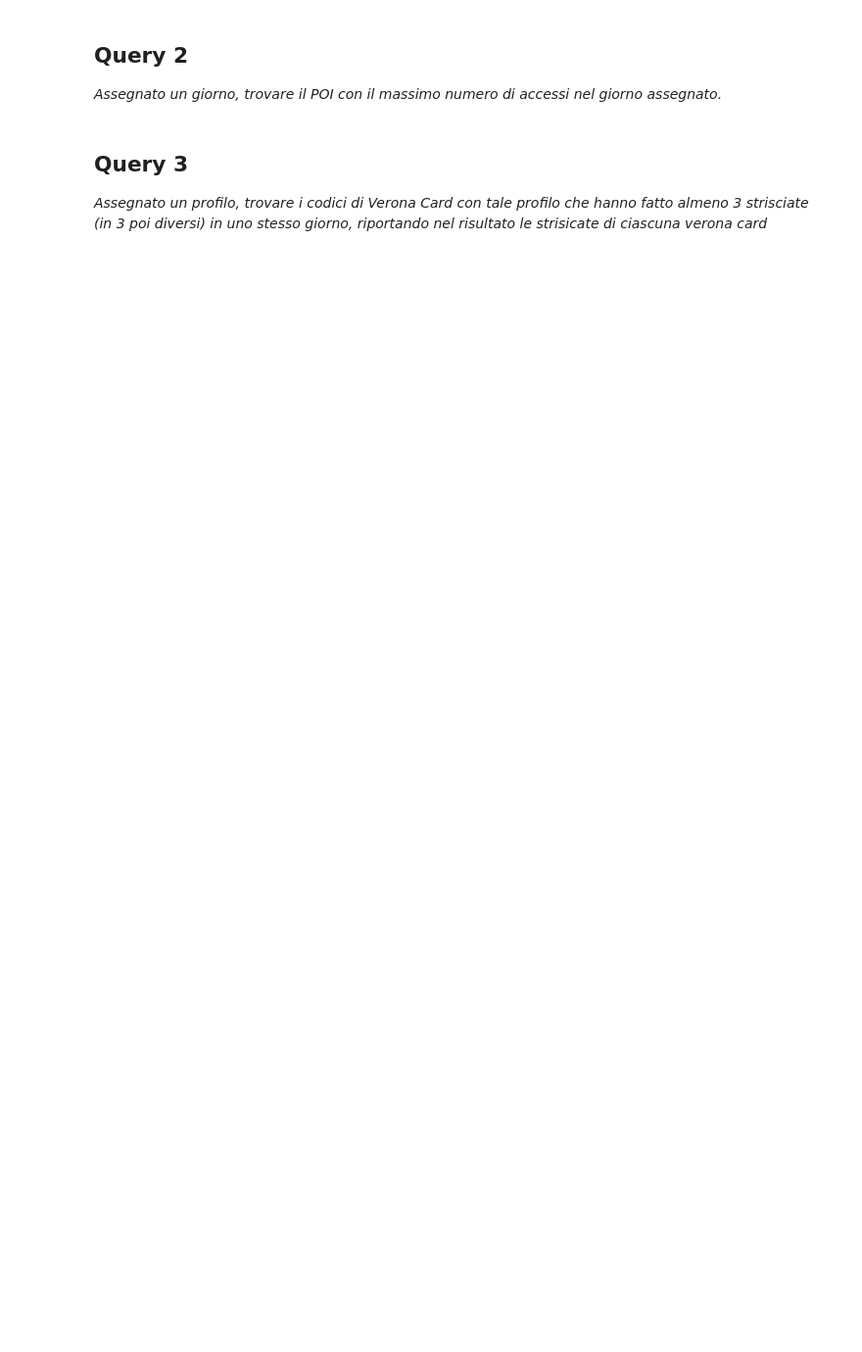
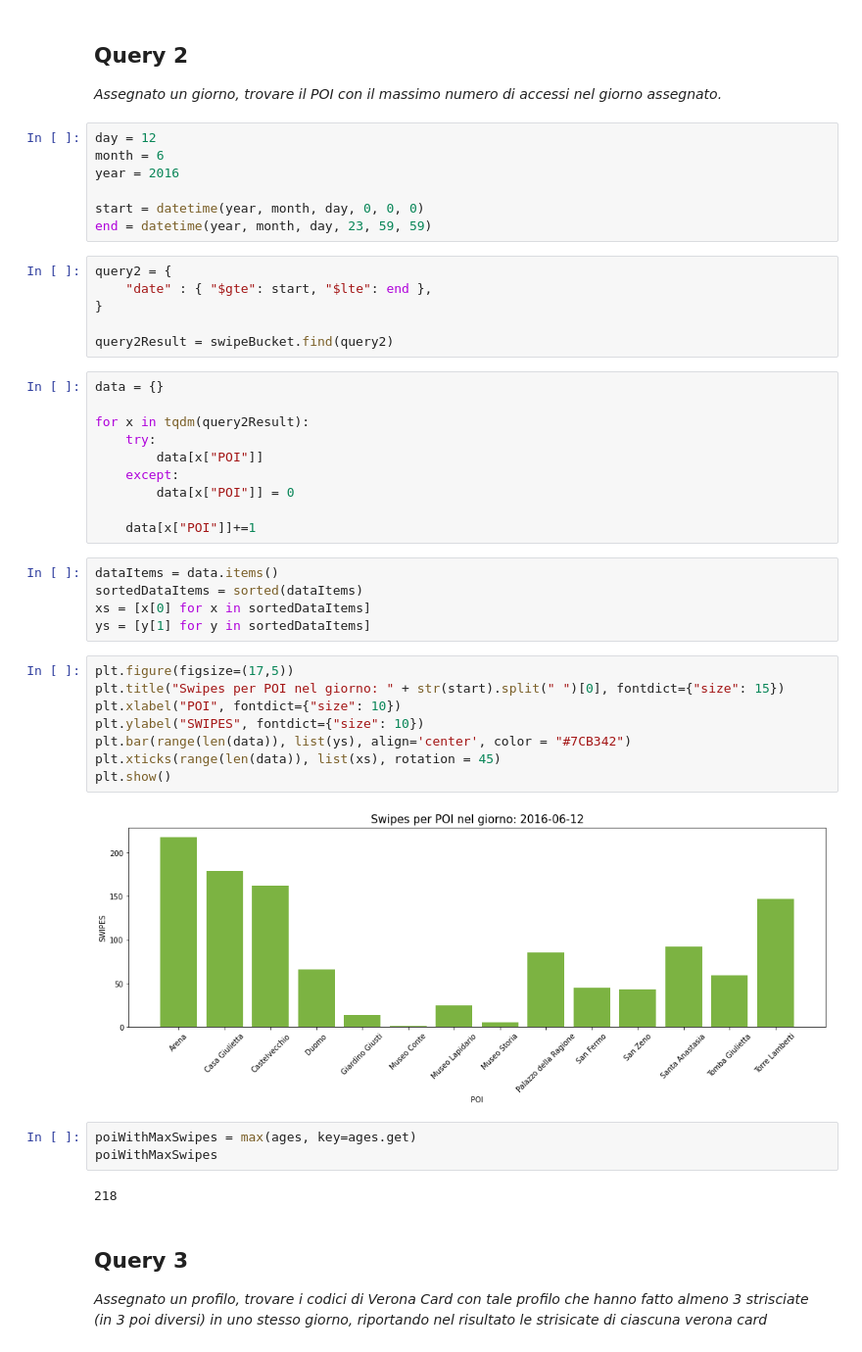
Before and after one commit to SimoneFerrari99/FSI-MongoDB, a Jupyter notebook: ProgettoFSI.ipynb, the cells around one changed output. Shown at 98% size. Drawn from its saved outputs; the diff is of its cells as text; blank space fills up the shorter version.

Commit message:
Query 2

```diff
--- a/ProgettoFSI.ipynb
+++ b/ProgettoFSI.ipynb
@@ -519,6 +521,49 @@ plt.show()
 # %% [markdown]
 ## Query 2
 *Assegnato un giorno, trovare il POI con il massimo numero di accessi nel giorno assegnato.*
+# %%
+day = 12
+month = 6
+year = 2016
+
+start = datetime(year, month, day, 0, 0, 0)
+end = datetime(year, month, day, 23, 59, 59)
+# %%
+query2 = {
+    "date" : { "$gte": start, "$lte": end },
+}
+
+query2Result = swipeBucket.find(query2)
+# %%
+data = {}
+
+for x in tqdm(query2Result):
+    try:
+        data[x["POI"]]
+    except:
+        data[x["POI"]] = 0
+
+    data[x["POI"]]+=1
+# %%
+dataItems = data.items()
+sortedDataItems = sorted(dataItems)
+xs = [x[0] for x in sortedDataItems]
+ys = [y[1] for y in sortedDataItems]
+# %%
+plt.figure(figsize=(17,5))
+plt.title("Swipes per POI nel giorno: " + str(start).split(" ")[0], fontdict={"size": 15})
+plt.xlabel("POI", fontdict={"size": 10})
+plt.ylabel("SWIPES", fontdict={"size": 10})
+plt.bar(range(len(data)), list(ys), align='center', color = "#7CB342")
+plt.xticks(range(len(data)), list(xs), rotation = 45)
+plt.show()
+# %% [output]
+[figure, added]
+# %%
+poiWithMaxSwipes = max(ages, key=ages.get)
+poiWithMaxSwipes
+# %% [output]
+218
 # %% [markdown]
 ## Query 3
 *Assegnato un profilo, trovare i codici di Verona Card con tale profilo che hanno fatto almeno 3 strisciate (in 3 poi diversi) in uno stesso giorno, riportando nel risultato le strisicate di ciascuna verona card*
```
Also changed, not shown: parts of 5 cells of this notebook.
